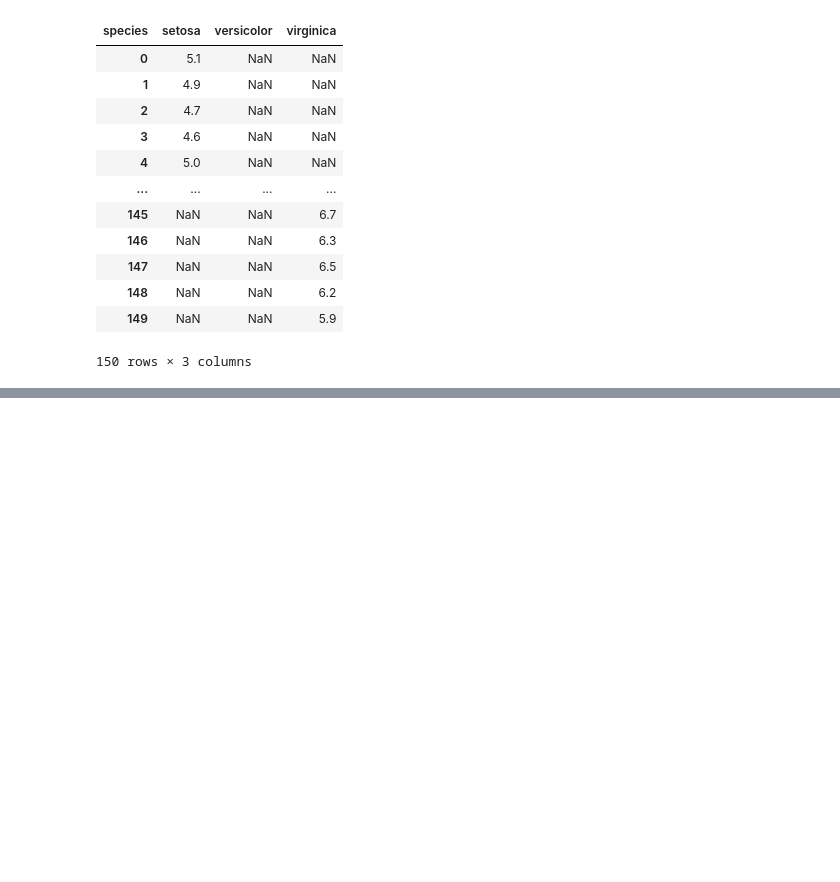
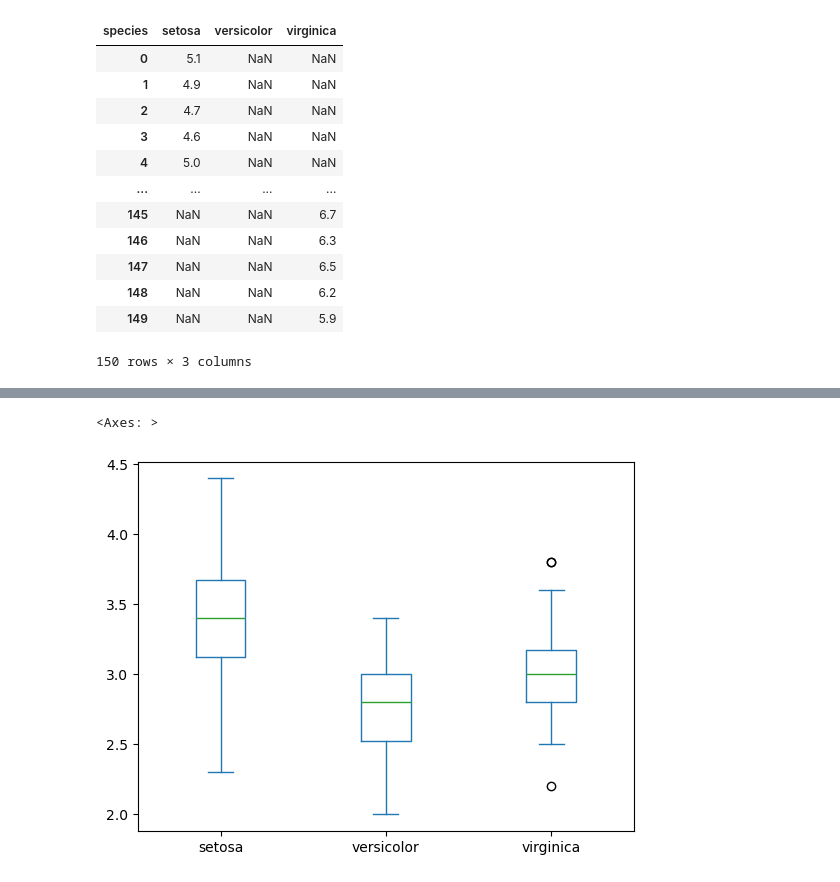
Before and after one commit to SankalpaFernando/ML_tutorials, a Jupyter notebook: iris.ipynb, the cells around one changed output, grey strips where cells are left out. Saved outputs shown, nothing was run; the diff lists cells and outputs as text; code cells hidden in the pictures; blank space fills up the shorter version.

```diff
--- a/iris.ipynb
+++ b/iris.ipynb
@@ -71,0 +77,5 @@ iris.pivot(columns='species', values='sepal_length')
+# %%
+iris.pivot(columns='species', values='sepal_width').plot(kind='box')
+# %% [output]
+<Axes: >
+[figure, added]
```
Also changed, not shown: parts of 24 cells of this notebook, 1 other file.
